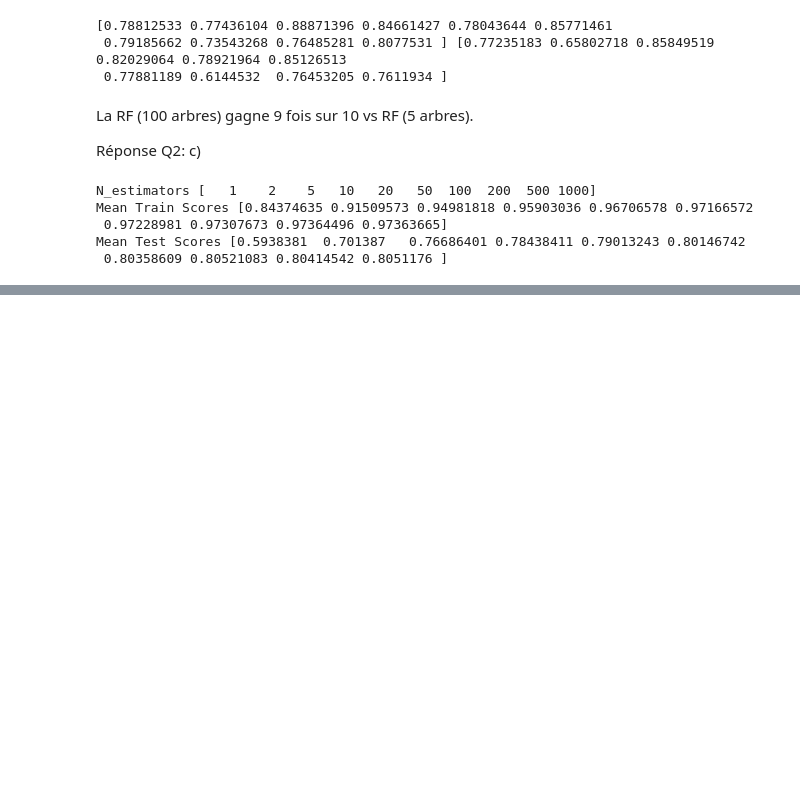
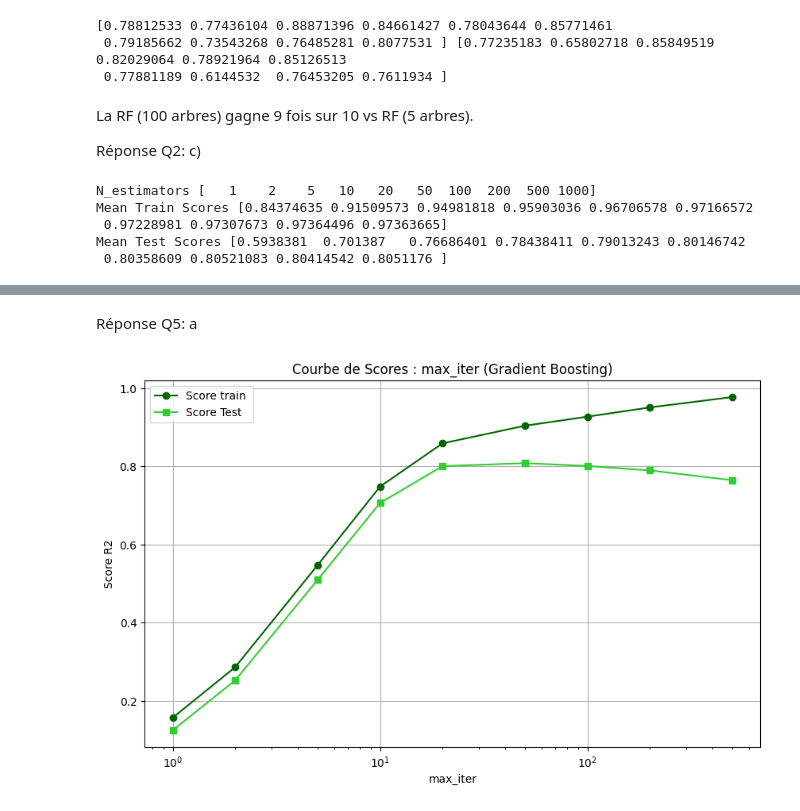
Before and after one commit to ithabi/AAA, a Jupyter notebook: quizzes/Wrap_up_quiz_Ensemble_Method_to_Students.ipynb, the cells around one changed output, grey strips where cells are left out. Cells and saved outputs as stored; diff of their text form; code cells hidden in the pictures; blank space fills up the shorter version.

```diff
--- a/quizzes/Wrap_up_quiz_Ensemble_Method_to_Students.ipynb
+++ b/quizzes/Wrap_up_quiz_Ensemble_Method_to_Students.ipynb
@@ -333,0 +385,33 @@ Mean Test Scores [0.71462582 0.75665702 0.77816612 0.79305879 0.80212391 0.81081
+# %% [markdown]
+Réponse Q5: a
+# %%
+###question 6
+max_iters = np.array([1, 2, 5, 10, 20, 50, 100, 200, 500])
+
+train_scores_gb, test_scores_gb = validation_curve(
+    HistGradientBoostingRegressor(random_state=0),
+    data, target,
+    param_name="max_iter",
+    param_range=max_iters,
+    cv=10,
+    scoring="r2",
+)
+
+gb_train_mean = np.mean(train_scores_gb, axis=1)
+gb_test_mean = np.mean(test_scores_gb, axis=1)
+
+
+plt.figure(figsize=(10, 6))
+plt.plot(max_iters, gb_train_mean, 'o-',
+         label='Score train ', color='darkgreen')
+plt.plot(max_iters, gb_test_mean, 's-',
+         label='Score Test ', color='limegreen')
+plt.title('Courbe de Scores : max_iter (Gradient Boosting)')
+plt.xlabel("max_iter")
+plt.ylabel('Score R2')
+plt.xscale('log')
+plt.legend()
+plt.grid()
+plt.show()
+# %% [output]
+[figure, added]
```
Also changed, not shown: parts of 8 cells of this notebook.
